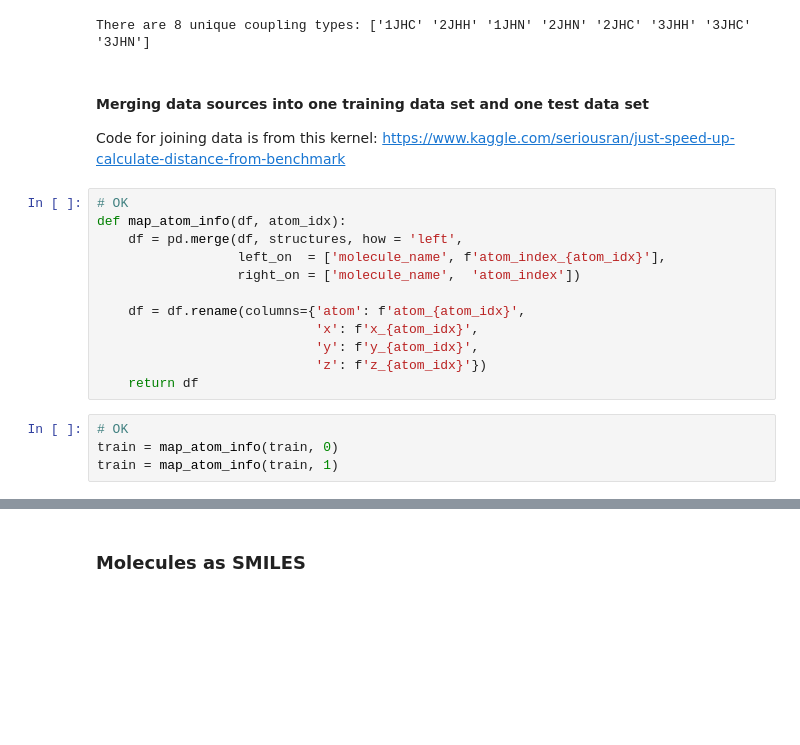
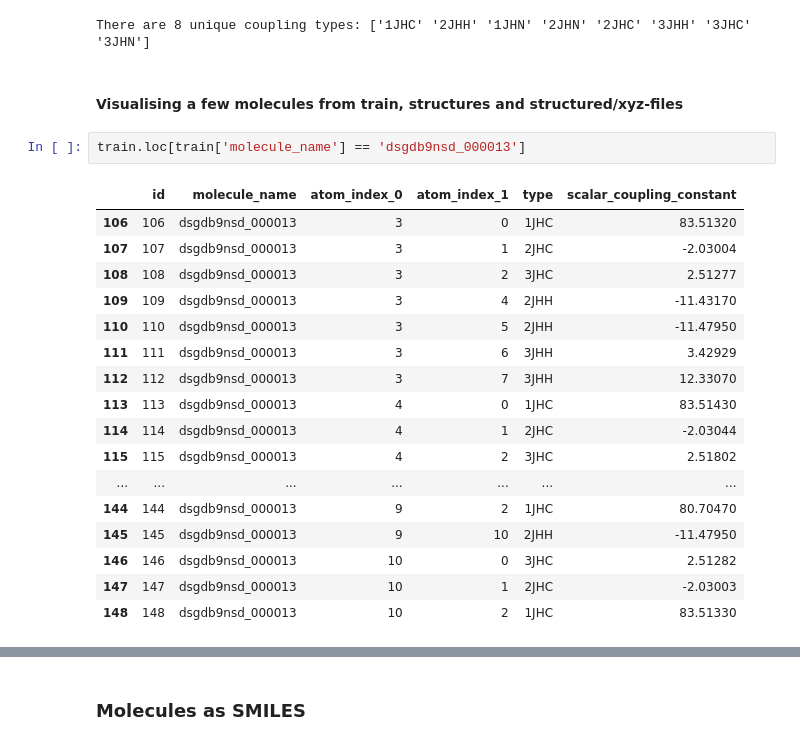
Before and after one commit to johngreibelarsen/predicting-molecular-properties, a Jupyter notebook: basic_feature_engineering_v6.ipynb, the cells around one changed output, grey strips where cells are left out. Drawn from its saved outputs; the diff is of its cells as text; blank space fills up the shorter version.

```diff
--- a/basic_feature_engineering_v6.ipynb
+++ b/basic_feature_engineering_v6.ipynb
@@ -22,24 +22,26 @@ f'Structures shape: {structures.shape}'
 print(f"There are {train['type'].nunique()} unique coupling types: {train['type'].unique()}")
 # %% [output]
 There are 8 unique coupling types: ['1JHC' '2JHH' '1JHN' '2JHN' '2JHC' '3JHH' '3JHC' '3JHN']
-# %% [markdown]
-#### Merging data sources into one training data set and one test data set
-
-Code for joining data is from this kernel: https://www.kaggle.com/seriousran/just-speed-up-calculate-distance-from-benchmark
-# %%
-# OK
-def map_atom_info(df, atom_idx):
-    df = pd.merge(df, structures, how = 'left',
-                  left_on  = ['molecule_name', f'atom_index_{atom_idx}'],
-                  right_on = ['molecule_name',  'atom_index'])
-
-    df = df.rename(columns={'atom': f'atom_{atom_idx}',
-                            'x': f'x_{atom_idx}',
-                            'y': f'y_{atom_idx}',
-                            'z': f'z_{atom_idx}'})
-    return df
-# %%
-# OK
-train = map_atom_info(train, 0)
-train = map_atom_info(train, 1)
+# %% [markdown]
+#### Visualising a few molecules from train, structures and structured/xyz-files
+# %%
+train.loc[train['molecule_name'] == 'dsgdb9nsd_000013']
+# %% [output]
+|  | id | molecule_name | atom_index_0 | atom_index_1 | type | scalar_coupling_constant |
+| 106 | 106 | dsgdb9nsd_000013 | 3 | 0 | 1JHC | 83.51320 |
+| 107 | 107 | dsgdb9nsd_000013 | 3 | 1 | 2JHC | -2.03004 |
+| 108 | 108 | dsgdb9nsd_000013 | 3 | 2 | 3JHC | 2.51277 |
+| 109 | 109 | dsgdb9nsd_000013 | 3 | 4 | 2JHH | -11.43170 |
+| 110 | 110 | dsgdb9nsd_000013 | 3 | 5 | 2JHH | -11.47950 |
+| 111 | 111 | dsgdb9nsd_000013 | 3 | 6 | 3JHH | 3.42929 |
+| 112 | 112 | dsgdb9nsd_000013 | 3 | 7 | 3JHH | 12.33070 |
+| 113 | 113 | dsgdb9nsd_000013 | 4 | 0 | 1JHC | 83.51430 |
+| 114 | 114 | dsgdb9nsd_000013 | 4 | 1 | 2JHC | -2.03044 |
+| 115 | 115 | dsgdb9nsd_000013 | 4 | 2 | 3JHC | 2.51802 |
+| ... | ... | ... | ... | ... | ... | ... |
+| 144 | 144 | dsgdb9nsd_000013 | 9 | 2 | 1JHC | 80.70470 |
+| 145 | 145 | dsgdb9nsd_000013 | 9 | 10 | 2JHH | -11.47950 |
+| 146 | 146 | dsgdb9nsd_000013 | 10 | 0 | 3JHC | 2.51282 |
+| 147 | 147 | dsgdb9nsd_000013 | 10 | 1 | 2JHC | -2.03003 |
+| 148 | 148 | dsgdb9nsd_000013 | 10 | 2 | 1JHC | 83.51330 |
 # %%
```
Also changed, not shown: parts of 17 cells of this notebook.
